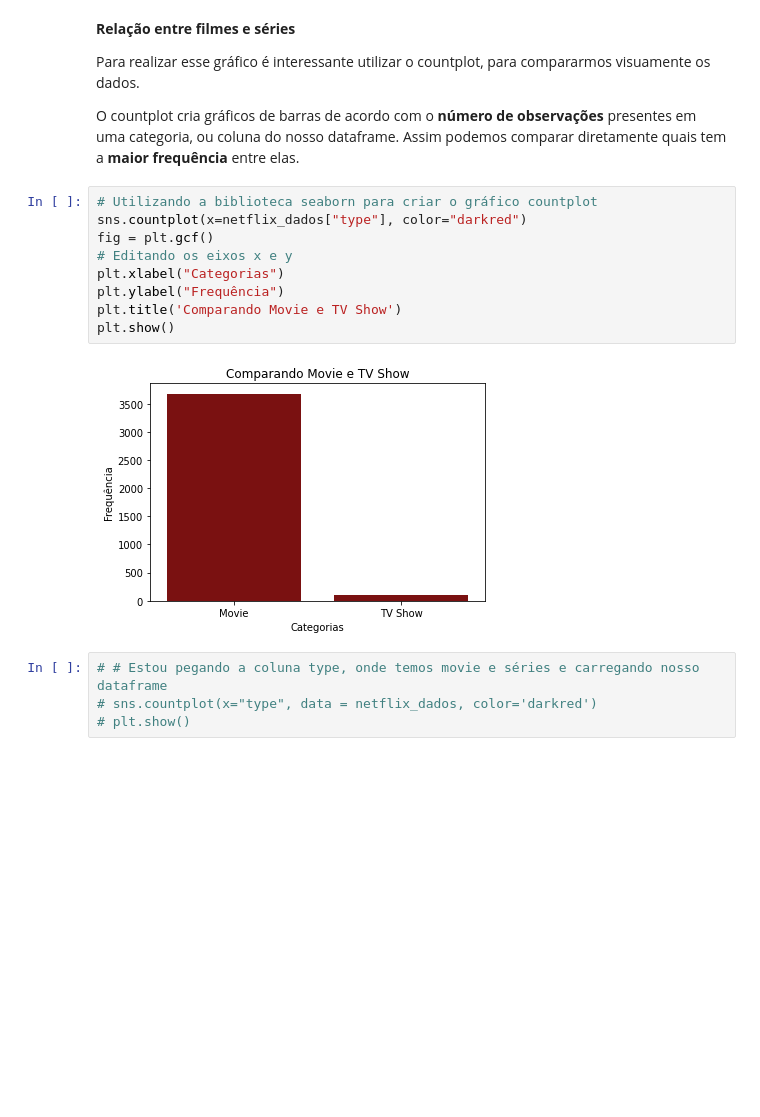
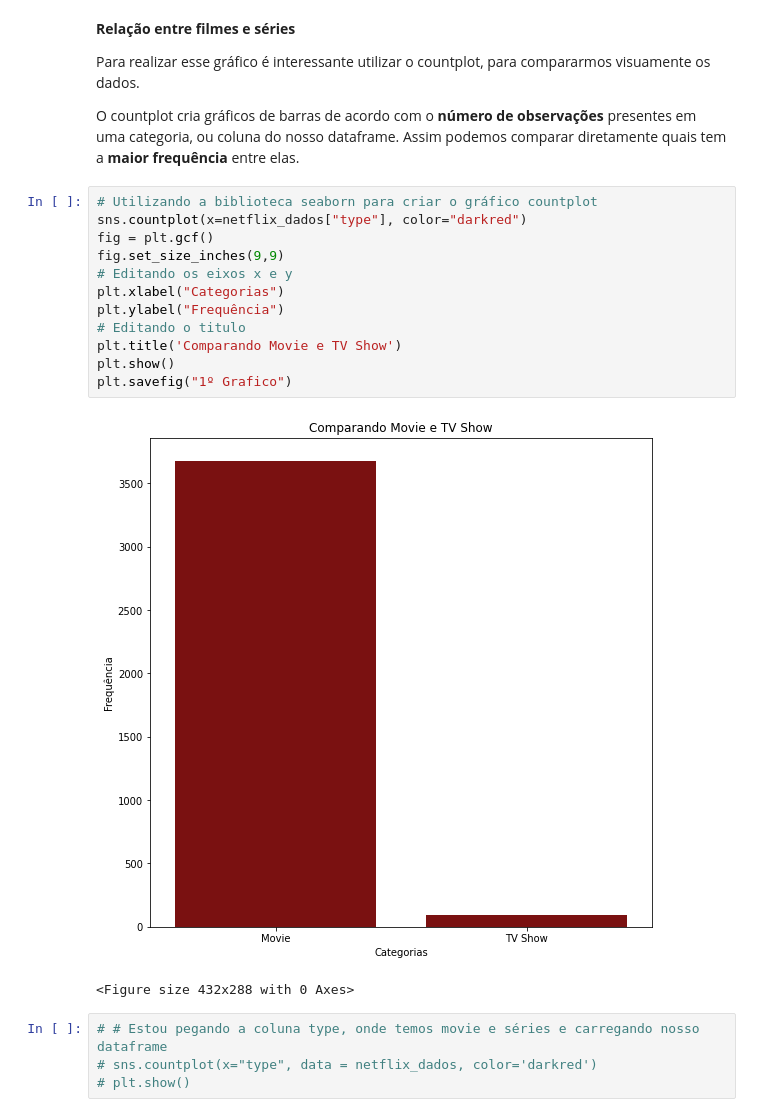
Before and after one commit to Hugox96/Netfliz_Python, a Jupyter notebook: Netflix.ipynb, the cells around one changed output. Saved outputs shown, nothing was run; the diff lists cells and outputs as text; blank space fills up the shorter version.

```diff
--- a/Netflix.ipynb
+++ b/Netflix.ipynb
@@ -126,14 +126,18 @@ O countplot cria gráficos de barras de acordo com o **número de observações*
 # %%
 # Utilizando a biblioteca seaborn para criar o gráfico countplot
 sns.countplot(x=netflix_dados["type"], color="darkred")
 fig = plt.gcf()
+fig.set_size_inches(9,9)
 # Editando os eixos x e y
 plt.xlabel("Categorias")
 plt.ylabel("Frequência")
+# Editando o titulo
 plt.title('Comparando Movie e TV Show')
 plt.show()
+plt.savefig("1º Grafico")
 # %% [output]
-[figure, old version]
+[figure, new version]
+<Figure size 432x288 with 0 Axes>
 # %%
 # # Estou pegando a coluna type, onde temos movie e séries e carregando nosso dataframe
 # sns.countplot(x="type", data = netflix_dados, color='darkred')
```
Also changed, not shown: parts of 2 cells of this notebook, 2 other files.
